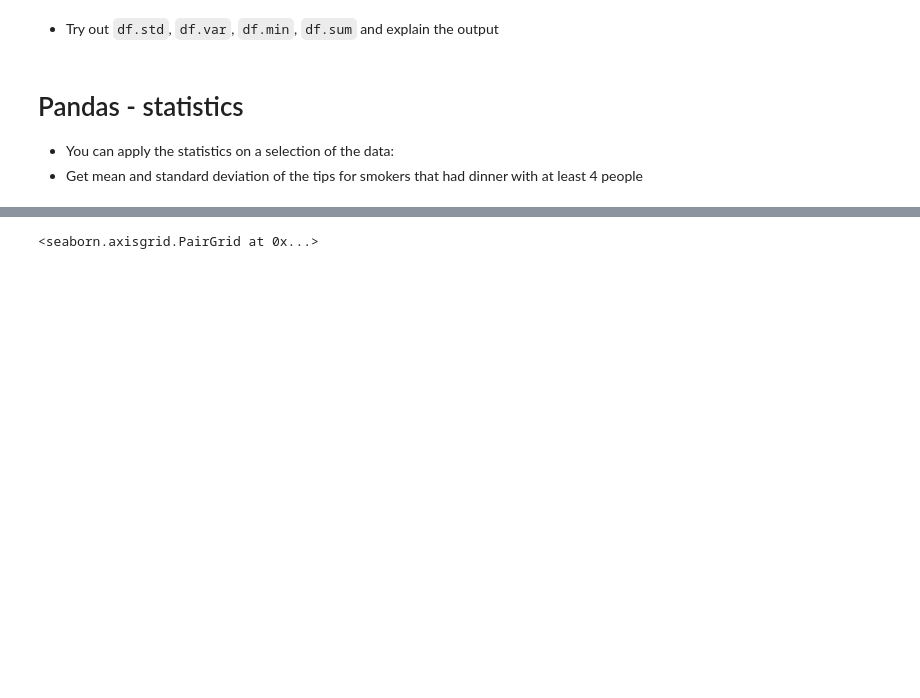
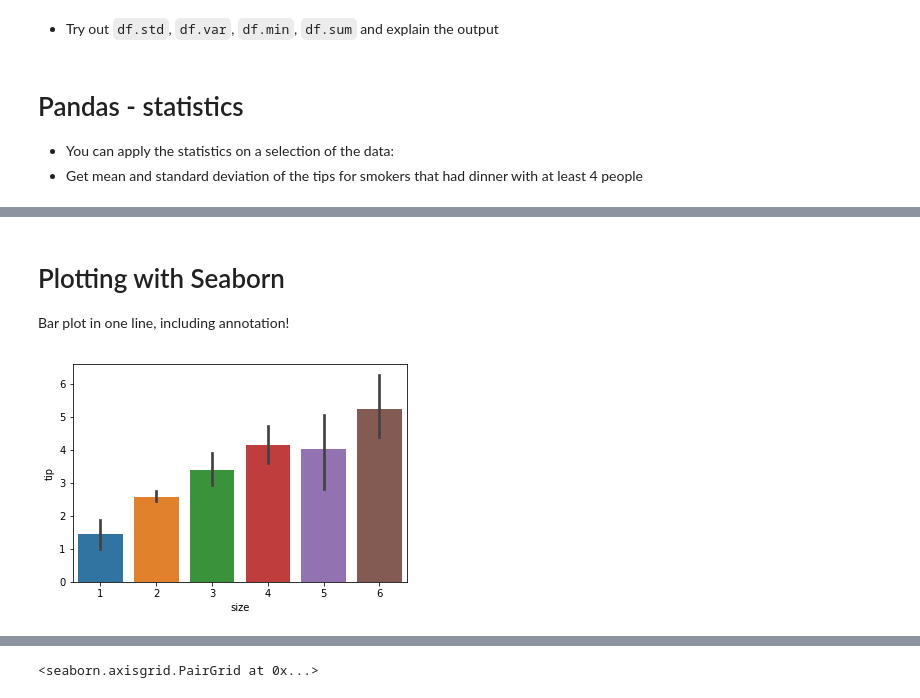
Before and after one commit to lacdr-tox/basic-programming-in-drug-discovery, a Jupyter notebook: python/slides/Pandas and Seaborn.ipynb, the cells around one changed output, grey strips where cells are left out. Cells and saved outputs as stored; diff of their text form; code cells hidden in the pictures; blank space fills up the shorter version.

Commit message:
Update slides on pandas and seaborn

```diff
--- a/python/slides/Pandas and Seaborn.ipynb
+++ b/python/slides/Pandas and Seaborn.ipynb
@@ -355,0 +229,10 @@ Create better visualizations with `sns.boxplot`, `sns.stripplot`, `sns.violinplo
+# %% [markdown]
+# Plotting with Seaborn
+
+Bar plot in one line, including annotation!
+# %%
+import seaborn as sns
+
+sns.barplot(data=tips,x='size',y='tip');
+# %% [output]
+[figure, added]
```
Also changed, not shown: parts of 69 cells of this notebook, 2 other files.
